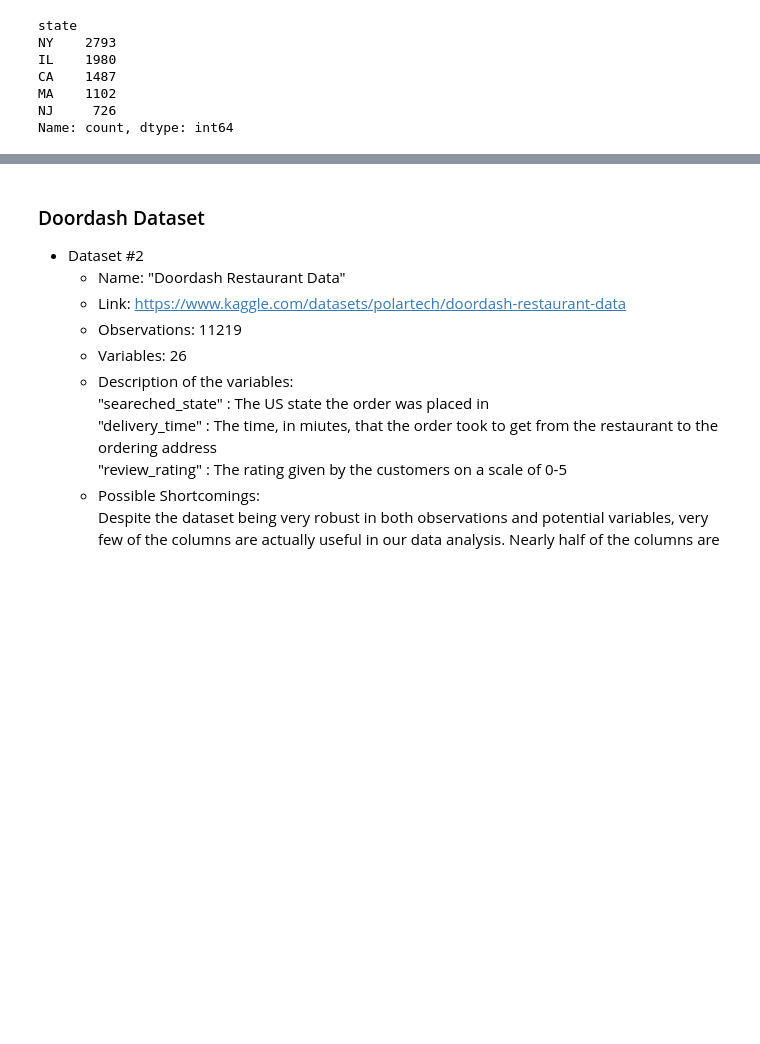
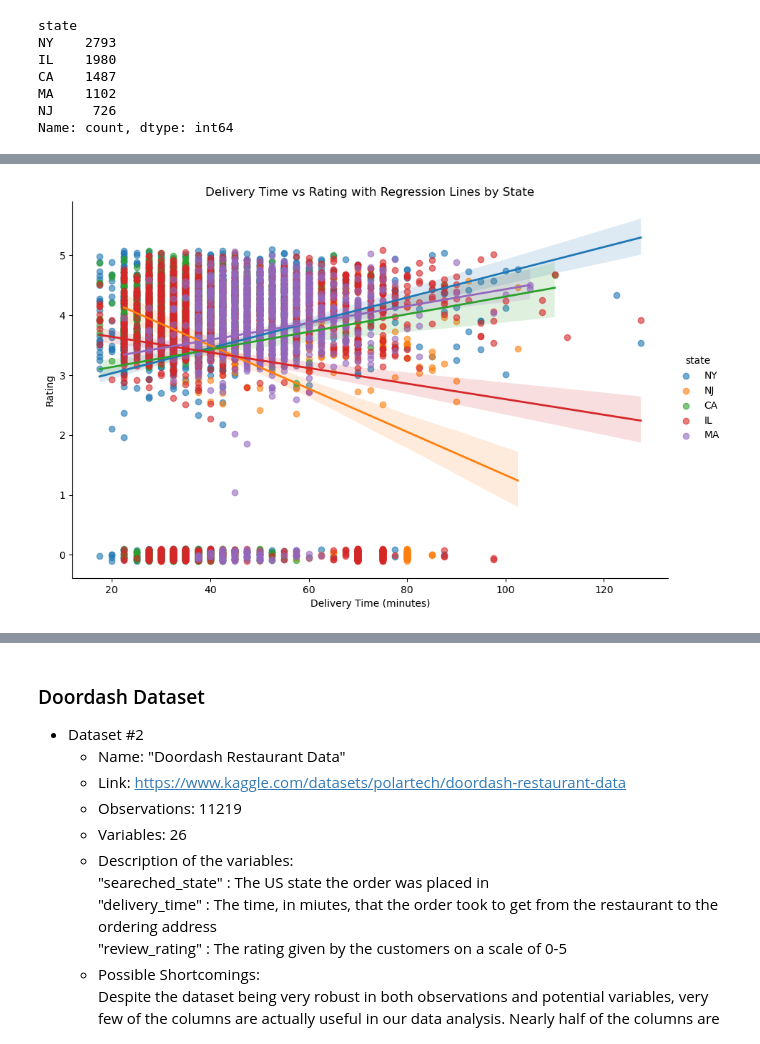
Before and after one commit to COGS108/Group111_WI26, a Jupyter notebook: 02-EDACheckpoint.ipynb, the cells around one changed output, grey strips where cells are left out. Drawn from its saved outputs; the diff is of its cells as text; code cells hidden in the pictures; blank space fills up the shorter version.

```diff
--- a/02-EDACheckpoint.ipynb
+++ b/02-EDACheckpoint.ipynb
@@ -185,0 +229,25 @@ dtype: object
+# %%
+# Add small jitter to ratings if they are discrete (1-5)
+grubhub['rating_jitter'] = grubhub['rating'] + np.random.uniform(-0.1, 0.1, size=len(grubhub))
+
+# Add small jitter to rating if discrete (1-5)
+grubhub['rating_jitter'] = grubhub['rating'] + np.random.uniform(-0.1, 0.1, size=len(grubhub))
+
+# Scatter plot with regression lines per state
+sns.lmplot(
+    data=grubhub,
+    x='delivery_time',
+    y='rating_jitter',
+    hue='state',           # updated column name
+    height=6,
+    aspect=1.5,
+    scatter_kws={'alpha':0.6},
+    line_kws={'linewidth':2}
+)
+
+plt.title("Delivery Time vs Rating with Regression Lines by State")
+plt.xlabel("Delivery Time (minutes)")
+plt.ylabel("Rating")
+plt.show()
+# %% [output]
+[figure, added]
```
Also changed, not shown: parts of 10 cells of this notebook.
